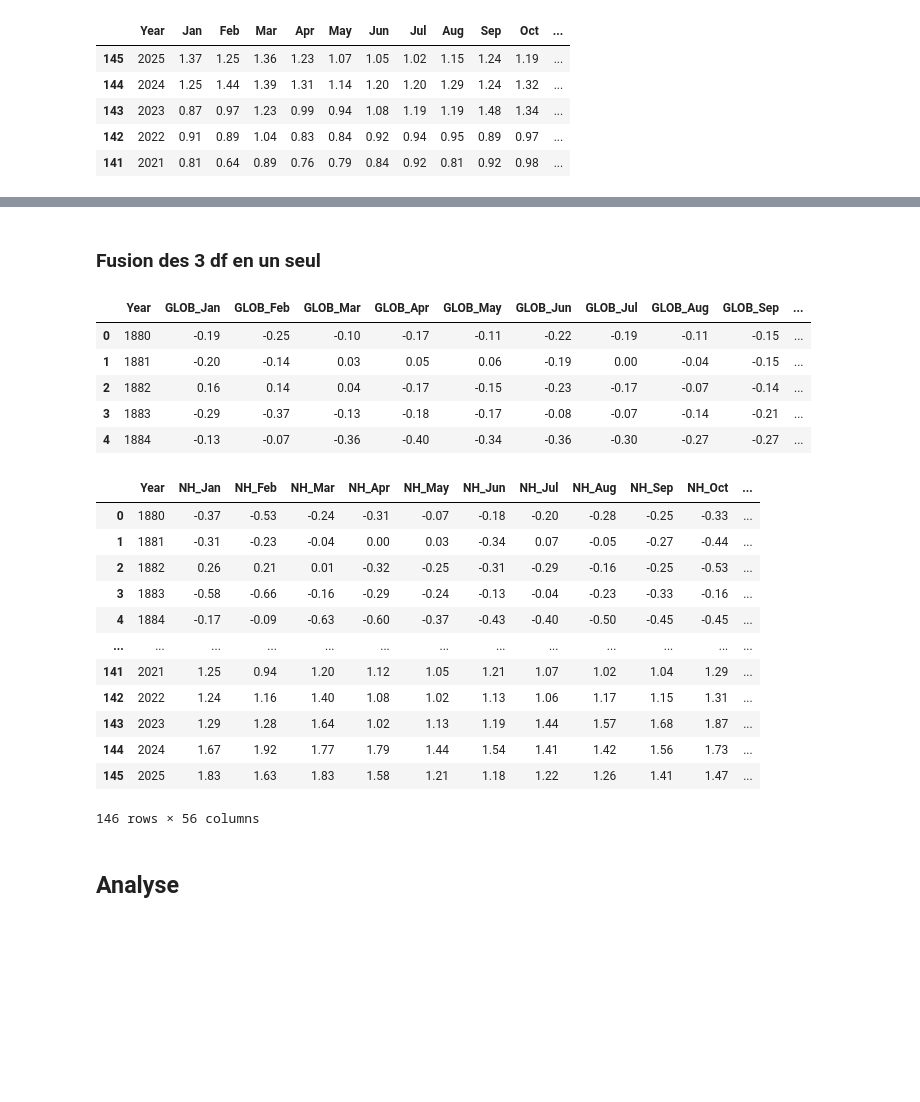
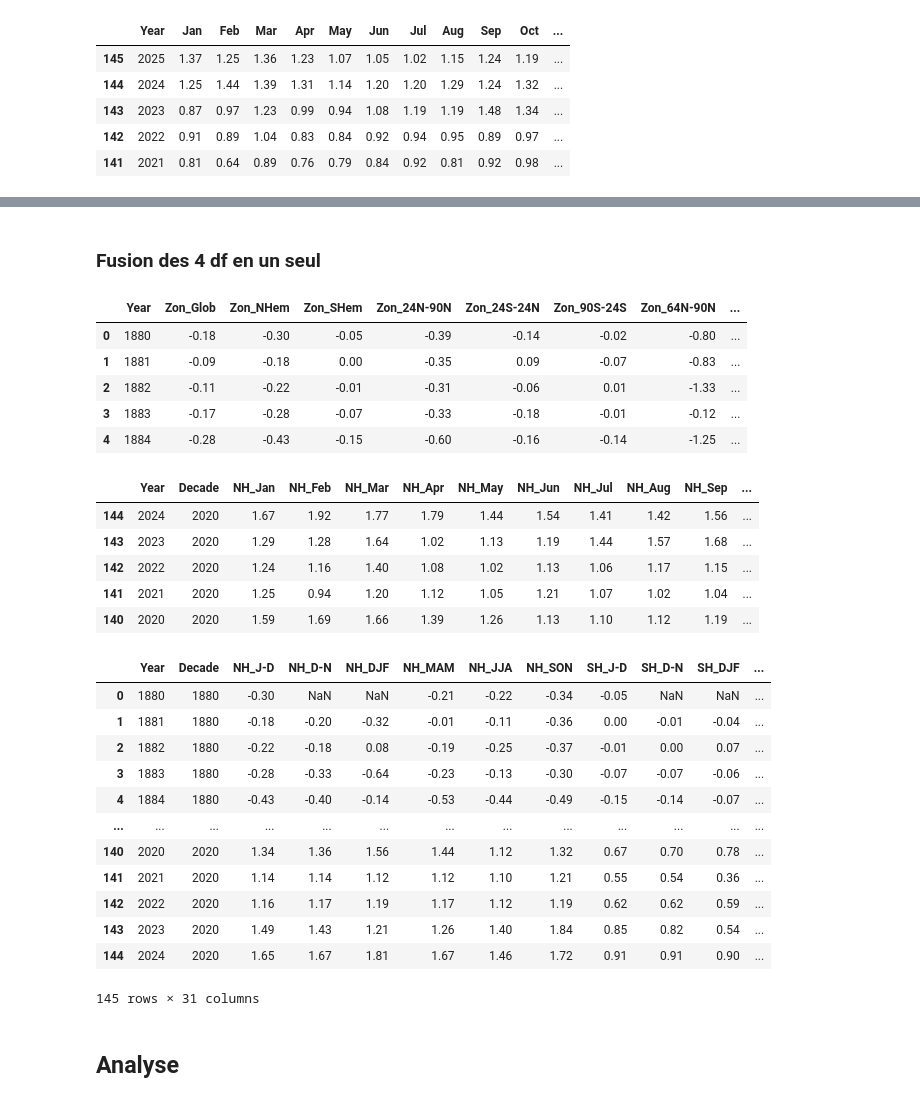
Before and after one commit to VinchC/projet, a Jupyter notebook: global_updated.ipynb, the cells around one changed output, grey strips where cells are left out. Saved outputs shown, nothing was run; the diff lists cells and outputs as text; code cells hidden in the pictures; blank space fills up the shorter version.

Commit message:
df_merged merged with zone_annual and df_new_light without months created

```diff
--- a/global_updated.ipynb
+++ b/global_updated.ipynb
@@ -140,7 +139,7 @@ JJA     float64
 SON     float64
 dtype: object
 # %% [markdown]
-### Fusion des 3 df en un seul
+### Fusion des 4 df en un seul
 # %%
 # Ajout d'un préfixe pour différencier les colonnes de chaque df, sauf pour la colonne Year qui va servir au merge
 df_global = df_global.set_index('Year').add_prefix('GLOB_').reset_index()
@@ -151,38 +151,41 @@ df_southern = df_southern.set_index('Year').add_prefix('SH_').reset_index()
 df_northern.head()
 df_southern.head()
 df_global.head()
+df_zone.head()
 # %% [output]
-|  | Year | GLOB_Jan | GLOB_Feb | GLOB_Mar | GLOB_Apr | GLOB_May | GLOB_Jun | GLOB_Jul | GLOB_Aug | GLOB_Sep | ... |
-| 0 | 1880 | -0.19 | -0.25 | -0.10 | -0.17 | -0.11 | -0.22 | -0.19 | -0.11 | -0.15 | ... |
-| 1 | 1881 | -0.20 | -0.14 | 0.03 | 0.05 | 0.06 | -0.19 | 0.00 | -0.04 | -0.15 | ... |
-| 2 | 1882 | 0.16 | 0.14 | 0.04 | -0.17 | -0.15 | -0.23 | -0.17 | -0.07 | -0.14 | ... |
-| 3 | 1883 | -0.29 | -0.37 | -0.13 | -0.18 | -0.17 | -0.08 | -0.07 | -0.14 | -0.21 | ... |
-| 4 | 1884 | -0.13 | -0.07 | -0.36 | -0.40 | -0.34 | -0.36 | -0.30 | -0.27 | -0.27 | ... |
+|  | Year | Zon_Glob | Zon_NHem | Zon_SHem | Zon_24N-90N | Zon_24S-24N | Zon_90S-24S | Zon_64N-90N | ... |
+| 0 | 1880 | -0.18 | -0.30 | -0.05 | -0.39 | -0.14 | -0.02 | -0.80 | ... |
+| 1 | 1881 | -0.09 | -0.18 | 0.00 | -0.35 | 0.09 | -0.07 | -0.83 | ... |
+| 2 | 1882 | -0.11 | -0.22 | -0.01 | -0.31 | -0.06 | 0.01 | -1.33 | ... |
+| 3 | 1883 | -0.17 | -0.28 | -0.07 | -0.33 | -0.18 | -0.01 | -0.12 | ... |
+| 4 | 1884 | -0.28 | -0.43 | -0.15 | -0.60 | -0.16 | -0.14 | -1.25 | ... |
 # %%
 # Fusion des df df_northern et df_southern
 df_temp = df_northern.merge(df_southern,on='Year')
+# %%
+# Fusion des df df_temp et df_global
+df_temp2 = df_temp.merge(df_global,on='Year')
 # %%
-# Fusion des df df_temp et df_southern
-df_new = df_temp.merge(df_global,on='Year')
+# Fusion des df df_temp2 et df_zone
+df_new = df_temp2.merge(df_zone,on='Year')
+# %%
+# Suppression des colonnes Zon_Glob, Zon_NHem et Zon_SHem qui font doublon
+df_new.drop(['Zon_Glob', 'Zon_NHem', 'Zon_SHem'], axis=1, inplace=True)
 # %%
 # Ajout d'une colonne "Décennie"
 df_new['Decade'] = (df_new['Year'] // 10) * 10
+# %%
+decadeCol = df_new.pop('Decade')
+df_new.insert(1, decadeCol.name, decadeCol)
 # %%
-df_new
+df_new.sort_values(by=['Year'], ascending=False).head()
 # %% [output]
-|  | Year | NH_Jan | NH_Feb | NH_Mar | NH_Apr | NH_May | NH_Jun | NH_Jul | NH_Aug | NH_Sep | NH_Oct | ... |
-| 0 | 1880 | -0.37 | -0.53 | -0.24 | -0.31 | -0.07 | -0.18 | -0.20 | -0.28 | -0.25 | -0.33 | ... |
-| 1 | 1881 | -0.31 | -0.23 | -0.04 | 0.00 | 0.03 | -0.34 | 0.07 | -0.05 | -0.27 | -0.44 | ... |
-| 2 | 1882 | 0.26 | 0.21 | 0.01 | -0.32 | -0.25 | -0.31 | -0.29 | -0.16 | -0.25 | -0.53 | ... |
-| 3 | 1883 | -0.58 | -0.66 | -0.16 | -0.29 | -0.24 | -0.13 | -0.04 | -0.23 | -0.33 | -0.16 | ... |
-| 4 | 1884 | -0.17 | -0.09 | -0.63 | -0.60 | -0.37 | -0.43 | -0.40 | -0.50 | -0.45 | -0.45 | ... |
-| ... | ... | ... | ... | ... | ... | ... | ... | ... | ... | ... | ... | ... |
-| 141 | 2021 | 1.25 | 0.94 | 1.20 | 1.12 | 1.05 | 1.21 | 1.07 | 1.02 | 1.04 | 1.29 | ... |
-| 142 | 2022 | 1.24 | 1.16 | 1.40 | 1.08 | 1.02 | 1.13 | 1.06 | 1.17 | 1.15 | 1.31 | ... |
-| 143 | 2023 | 1.29 | 1.28 | 1.64 | 1.02 | 1.13 | 1.19 | 1.44 | 1.57 | 1.68 | 1.87 | ... |
-| 144 | 2024 | 1.67 | 1.92 | 1.77 | 1.79 | 1.44 | 1.54 | 1.41 | 1.42 | 1.56 | 1.73 | ... |
-| 145 | 2025 | 1.83 | 1.63 | 1.83 | 1.58 | 1.21 | 1.18 | 1.22 | 1.26 | 1.41 | 1.47 | ... |
+|  | Year | Decade | NH_Jan | NH_Feb | NH_Mar | NH_Apr | NH_May | NH_Jun | NH_Jul | NH_Aug | NH_Sep | ... |
+| 144 | 2024 | 2020 | 1.67 | 1.92 | 1.77 | 1.79 | 1.44 | 1.54 | 1.41 | 1.42 | 1.56 | ... |
+| 143 | 2023 | 2020 | 1.29 | 1.28 | 1.64 | 1.02 | 1.13 | 1.19 | 1.44 | 1.57 | 1.68 | ... |
+| 142 | 2022 | 2020 | 1.24 | 1.16 | 1.40 | 1.08 | 1.02 | 1.13 | 1.06 | 1.17 | 1.15 | ... |
+| 141 | 2021 | 2020 | 1.25 | 0.94 | 1.20 | 1.12 | 1.05 | 1.21 | 1.07 | 1.02 | 1.04 | ... |
+| 140 | 2020 | 2020 | 1.59 | 1.69 | 1.66 | 1.39 | 1.26 | 1.13 | 1.10 | 1.12 | 1.19 | ... |
-146 rows × 56 columns
 # %%
 # Export du df_new au format csv
 df_new.to_csv('./data/df_merged.csv', index=False)
@@ -188,0 +196,16 @@ df_new.to_csv('./data/df_merged.csv', index=False)
+# %%
+df_new_light
+# %% [output]
+|  | Year | Decade | NH_J-D | NH_D-N | NH_DJF | NH_MAM | NH_JJA | NH_SON | SH_J-D | SH_D-N | SH_DJF | ... |
+| 0 | 1880 | 1880 | -0.30 | NaN | NaN | -0.21 | -0.22 | -0.34 | -0.05 | NaN | NaN | ... |
+| 1 | 1881 | 1880 | -0.18 | -0.20 | -0.32 | -0.01 | -0.11 | -0.36 | 0.00 | -0.01 | -0.04 | ... |
+| 2 | 1882 | 1880 | -0.22 | -0.18 | 0.08 | -0.19 | -0.25 | -0.37 | -0.01 | 0.00 | 0.07 | ... |
+| 3 | 1883 | 1880 | -0.28 | -0.33 | -0.64 | -0.23 | -0.13 | -0.30 | -0.07 | -0.07 | -0.06 | ... |
+| 4 | 1884 | 1880 | -0.43 | -0.40 | -0.14 | -0.53 | -0.44 | -0.49 | -0.15 | -0.14 | -0.07 | ... |
+| ... | ... | ... | ... | ... | ... | ... | ... | ... | ... | ... | ... | ... |
+| 140 | 2020 | 2020 | 1.34 | 1.36 | 1.56 | 1.44 | 1.12 | 1.32 | 0.67 | 0.70 | 0.78 | ... |
+| 141 | 2021 | 2020 | 1.14 | 1.14 | 1.12 | 1.12 | 1.10 | 1.21 | 0.55 | 0.54 | 0.36 | ... |
+| 142 | 2022 | 2020 | 1.16 | 1.17 | 1.19 | 1.17 | 1.12 | 1.19 | 0.62 | 0.62 | 0.59 | ... |
+| 143 | 2023 | 2020 | 1.49 | 1.43 | 1.21 | 1.26 | 1.40 | 1.84 | 0.85 | 0.82 | 0.54 | ... |
+| 144 | 2024 | 2020 | 1.65 | 1.67 | 1.81 | 1.67 | 1.46 | 1.72 | 0.91 | 0.91 | 0.90 | ... |
+145 rows × 31 columns
```
Also changed, not shown: parts of 11 cells of this notebook, 2 other files.
